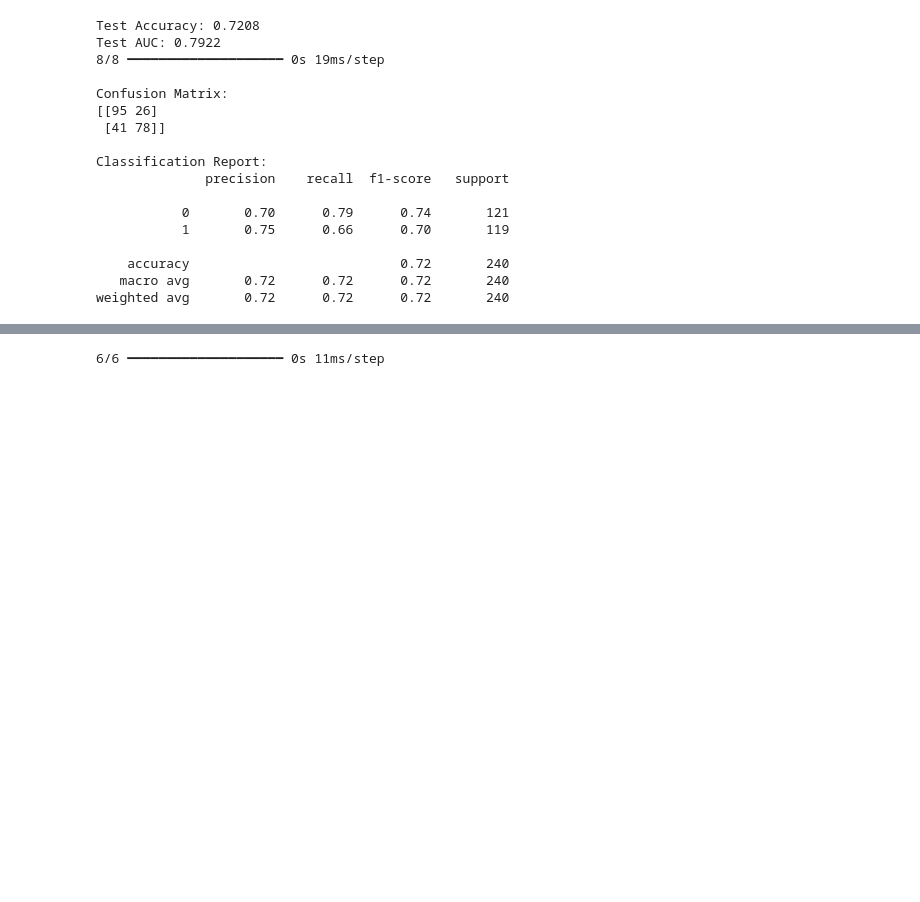
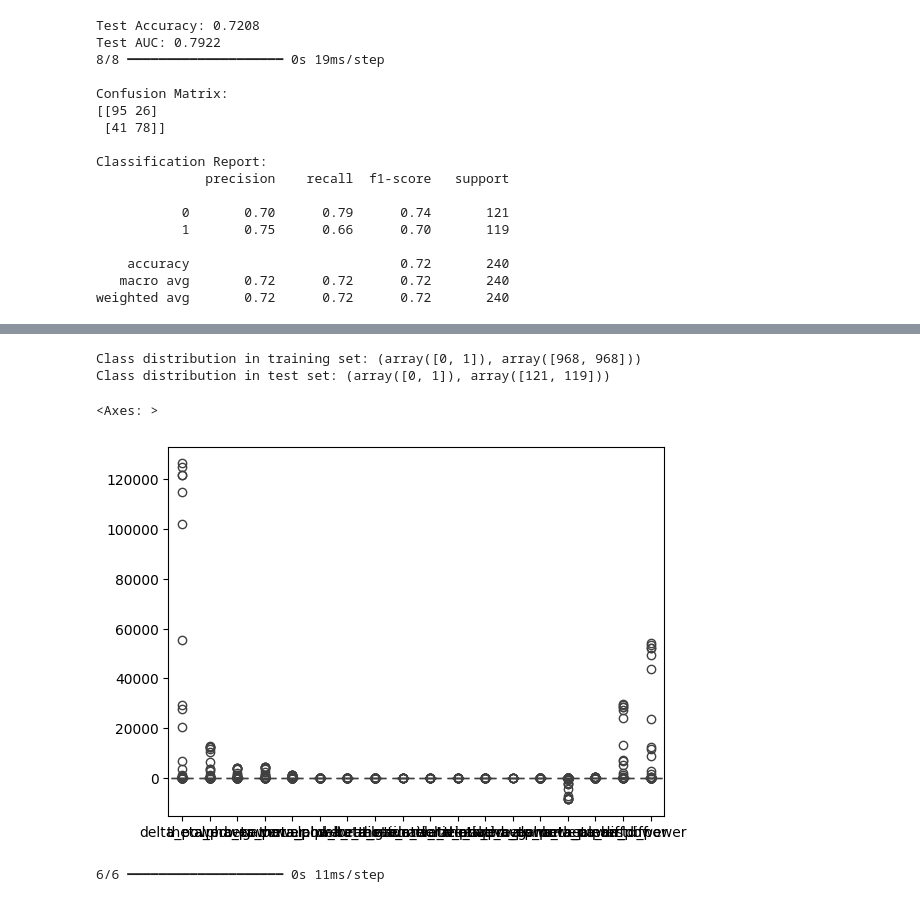
Before and after one commit to vathsal14/NOVO-NEUROTECH, a Jupyter notebook: novonewparkinsons.ipynb, the cells around one changed output, grey strips where cells are left out. Cells and saved outputs as stored; diff of their text form; code cells hidden in the pictures; blank space fills up the shorter version.

```diff
--- a/novonewparkinsons.ipynb
+++ b/novonewparkinsons.ipynb
@@ -2041,3 +2046,16 @@ plot_training_history(history)
+# %%
+import numpy as np
+print("Class distribution in training set:", np.unique(y_train_resampled, return_counts=True))
+print("Class distribution in test set:", np.unique(y_test, return_counts=True))
+# %% [output]
+Class distribution in training set: (array([0, 1]), array([968, 968]))
+Class distribution in test set: (array([0, 1]), array([121, 119]))
+# %%
+import seaborn as sns
+sns.boxplot(data=train_df[feature_columns])
+# %% [output]
+<Axes: >
+[figure, added]
 # %%
 from sklearn.model_selection import KFold
 from sklearn.metrics import accuracy_score, roc_auc_score
```
Also changed, not shown: parts of 8 cells of this notebook.
